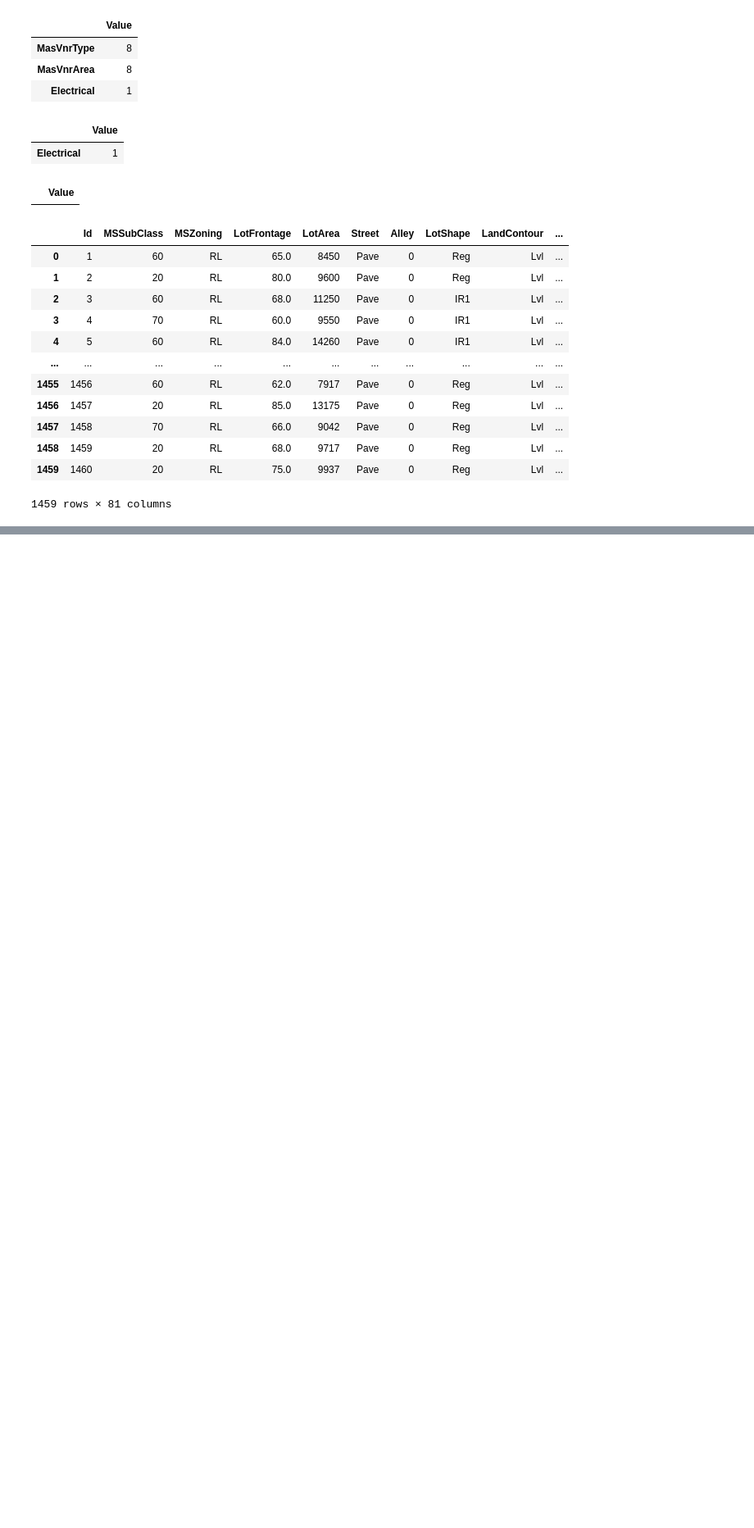
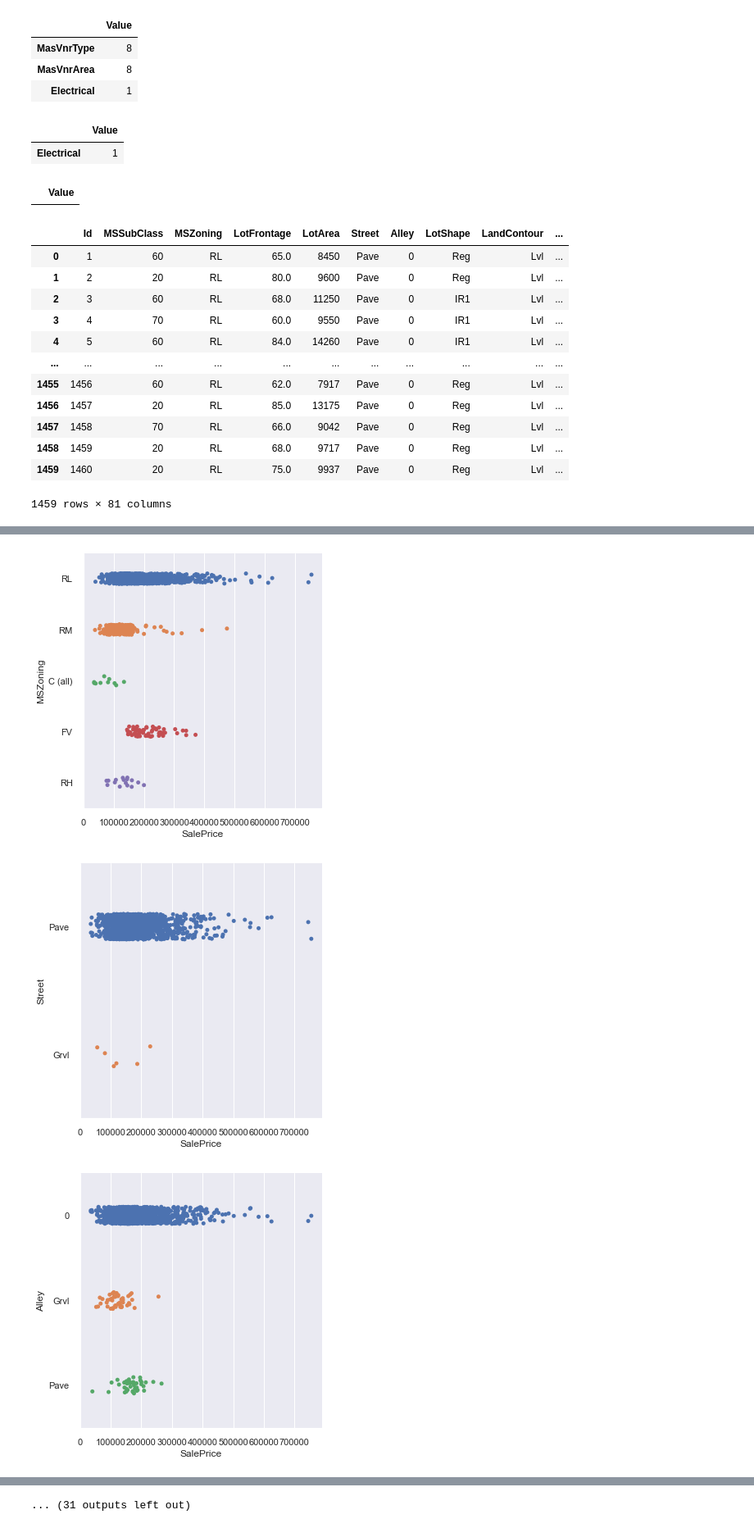
Before and after one commit to ta-data-mexpt/statistical-analysis-project, a Jupyter notebook: Proyecto_5_Ricardo_Fuentes.ipynb, the cells around one changed output, grey strips where cells are left out. Shown at 82% size. Drawn from its saved outputs; the diff is of its cells as text; code cells hidden in the pictures; blank space fills up the shorter version.

```diff
--- a/Proyecto_5_Ricardo_Fuentes.ipynb
+++ b/Proyecto_5_Ricardo_Fuentes.ipynb
@@ -272,0 +286,4 @@ for columna in columnas:
+# %%
+# Creamos el df sin datos numericos (excepto el precio)
+df_no_numericos = df.drop(col_numero[:-1],axis=1)
+df_no_numericos
@@ -272,0 +345,10 @@ for columna in columnas:
+# %%
+# Para las graficas de datos no numericos, lo que tenemos que hacer es tomar cada una de las columnas y graficarlas
+# contra el precio.
+for columna in df_no_numericos.columns[:-1]:
+    y=str(columna)
+    sns.catplot(data=df_no_numericos,y=y,x='SalePrice')
+# %% [output]
+[figure, added]
+[figure, added]
+[figure, added]
@@ -272,0 +364 @@ for columna in columnas:
+... (31 outputs left out)
```
Also changed, not shown: parts of 44 cells of this notebook, 1 other file.
